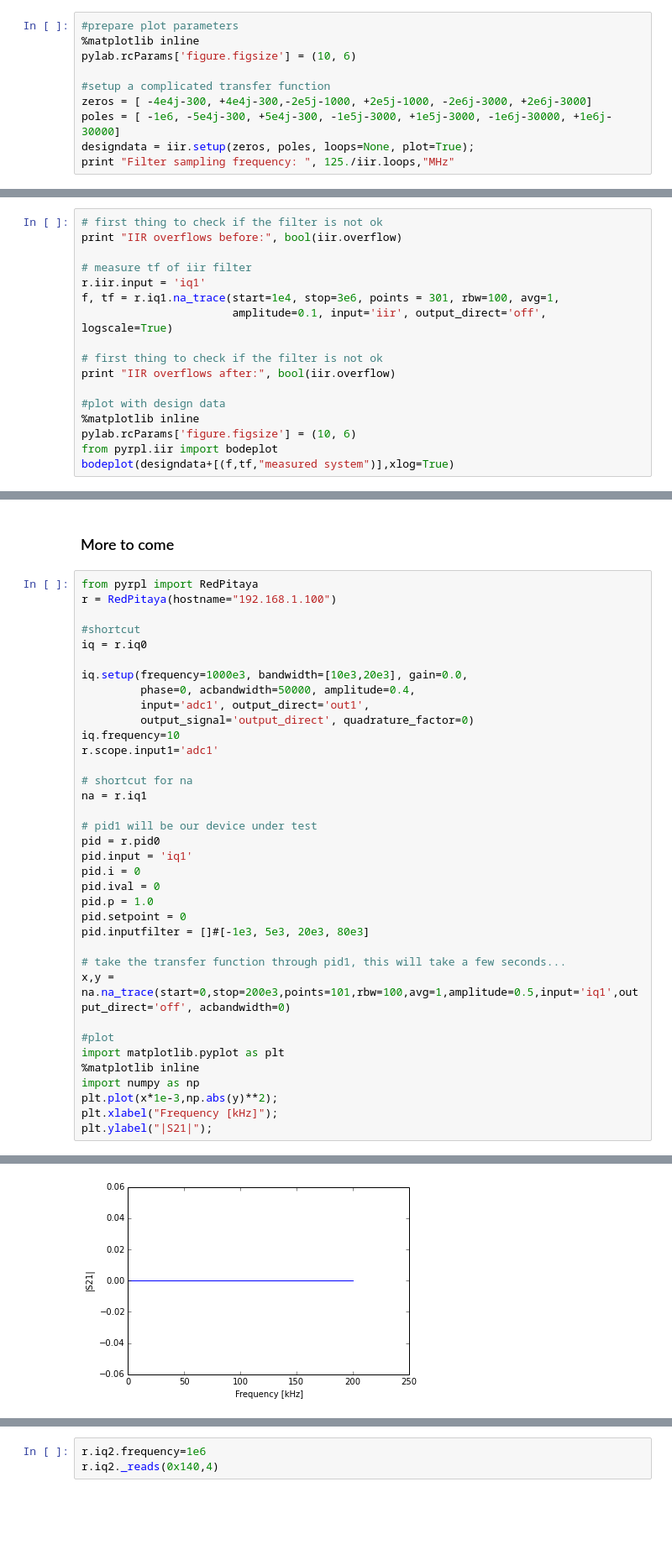
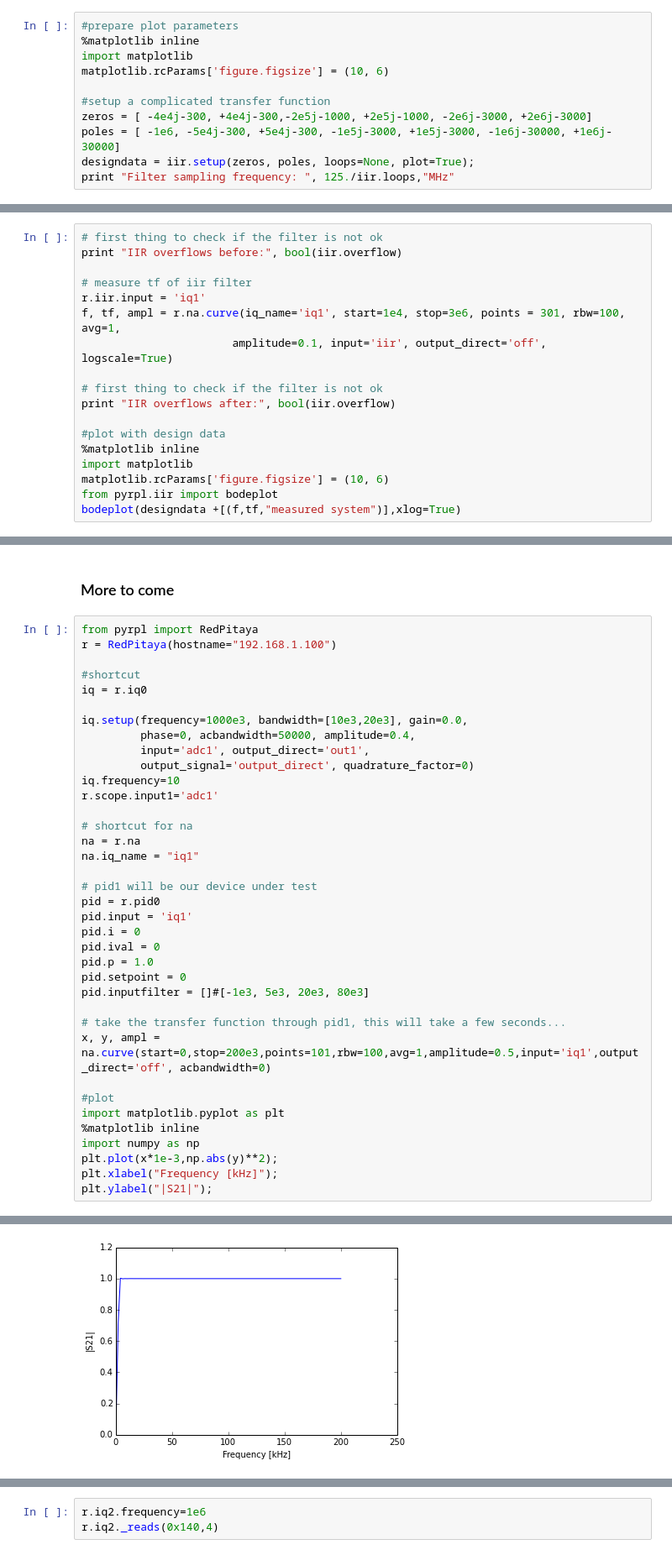
Before and after one commit to lneuhaus/pyrpl, a Jupyter notebook: doc/tutorial.ipynb, the cells around one changed output, grey strips where cells are left out. Shown at 84% size. Drawn from its saved outputs; the diff is of its cells as text; blank space fills up the shorter version.

```diff
--- a/doc/tutorial.ipynb
+++ b/doc/tutorial.ipynb
@@ -673,7 +679,8 @@ Setup an IIR filter
 # %%
 #prepare plot parameters
 %matplotlib inline
-pylab.rcParams['figure.figsize'] = (10, 6)
+import matplotlib
+matplotlib.rcParams['figure.figsize'] = (10, 6)
 
 #setup a complicated transfer function
 zeros = [ -4e4j-300, +4e4j-300,-2e5j-1000, +2e5j-1000, -2e6j-3000, +2e6j-3000]
@@ -696,7 +699,7 @@ print "IIR overflows before:", bool(iir.overflow)
 
 # measure tf of iir filter
 r.iir.input = 'iq1'
-f, tf = r.iq1.na_trace(start=1e4, stop=3e6, points = 301, rbw=100, avg=1,
+f, tf, ampl = r.na.curve(iq_name='iq1', start=1e4, stop=3e6, points = 301, rbw=100, avg=1,
                        amplitude=0.1, input='iir', output_direct='off', logscale=True)
 
 # first thing to check if the filter is not ok
@@ -704,8 +707,9 @@ print "IIR overflows after:", bool(iir.overflow)
 
 #plot with design data
 %matplotlib inline
-pylab.rcParams['figure.figsize'] = (10, 6)
+import matplotlib
+matplotlib.rcParams['figure.figsize'] = (10, 6)
 from pyrpl.iir import bodeplot
-bodeplot(designdata+[(f,tf,"measured system")],xlog=True)
+bodeplot(designdata +[(f,tf,"measured system")],xlog=True)
 # %% [output]
 IIR overflows before: False
@@ -898,7 +912,8 @@ iq.frequency=10
 r.scope.input1='adc1'
 
 # shortcut for na
-na = r.iq1
+na = r.na
+na.iq_name = "iq1"
 
 # pid1 will be our device under test
 pid = r.pid0
@@ -910,7 +925,7 @@ pid.setpoint = 0
 pid.inputfilter = []#[-1e3, 5e3, 20e3, 80e3]
 
 # take the transfer function through pid1, this will take a few seconds...
-x,y = na.na_trace(start=0,stop=200e3,points=101,rbw=100,avg=1,amplitude=0.5,input='iq1',output_direct='off', acbandwidth=0)
+x, y, ampl = na.curve(start=0,stop=200e3,points=101,rbw=100,avg=1,amplitude=0.5,input='iq1',output_direct='off', acbandwidth=0)
 
 #plot
 import matplotlib.pyplot as plt
@@ -928,4 +944,4 @@ Estimated acquisition time: 1.515 s
-[figure, old version]
+[figure, new version]
 # %%
 r.pid0.input = 'iq1'
 r.pid0.output_direct='off'
```
Also changed, not shown: parts of 40 cells of this notebook, 19 other files.
